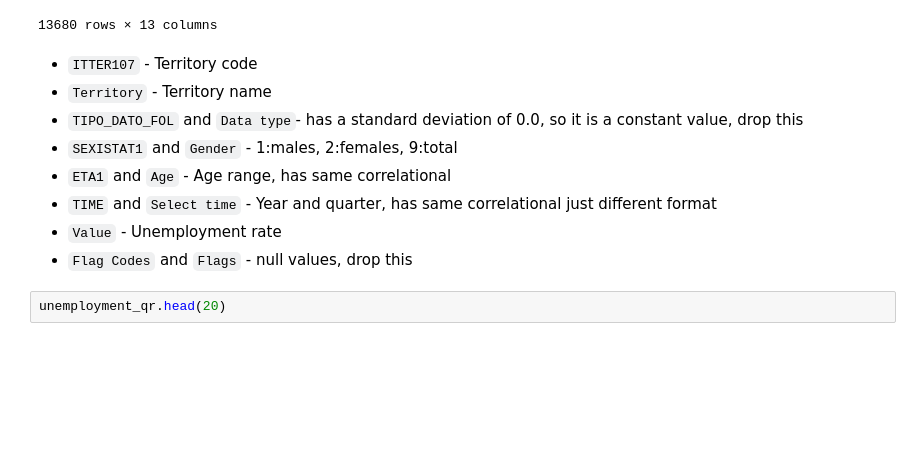
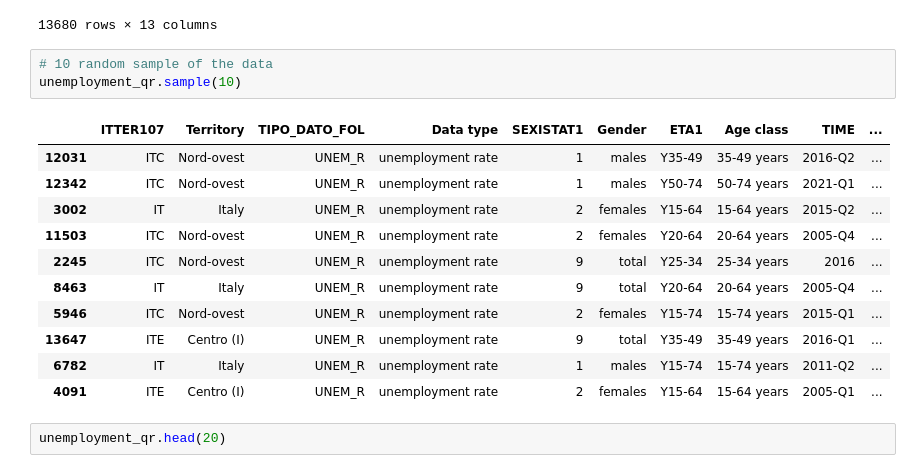
Before and after one commit to OmdenaAI/milan-italy-impact-covid-crimes, a Jupyter notebook: src/tasks/task-2-data-cleaning/unemployment_quarterly.ipynb, the cells around one changed output. Saved outputs shown, nothing was run; the diff lists cells and outputs as text; blank space fills up the shorter version.

```diff
--- a/src/tasks/task-2-data-cleaning/unemployment_quarterly.ipynb
+++ b/src/tasks/task-2-data-cleaning/unemployment_quarterly.ipynb
@@ -17,15 +17,21 @@ unemployment_qr
 | 13678 | ITE | Centro (I) | UNEM_R | unemployment rate | 9 | total | Y35-49 | 35-49 years | 2022-Q3 | ... |
 | 13679 | ITE | Centro (I) | UNEM_R | unemployment rate | 9 | total | Y35-49 | 35-49 years | 2022-Q4 | ... |
 13680 rows × 13 columns
-# %% [markdown]
-- `ITTER107` - Territory code
-- `Territory` - Territory name
-- `TIPO_DATO_FOL` and `Data type`- has a standard deviation of 0.0, so it is a constant value, drop this
-- `SEXISTAT1` and `Gender` - 1:males, 2:females, 9:total
-- `ETA1` and `Age` - Age range, has same correlational
-- `TIME` and `Select time` - Year and quarter, has same correlational just different format
-- `Value` - Unemployment rate
-- `Flag Codes` and `Flags` - null values, drop this
+# %%
+# 10 random sample of the data
+unemployment_qr.sample(10)
+# %% [output]
+|  | ITTER107 | Territory | TIPO_DATO_FOL | Data type | SEXISTAT1 | Gender | ETA1 | Age class | TIME | ... |
+| 12031 | ITC | Nord-ovest | UNEM_R | unemployment rate | 1 | males | Y35-49 | 35-49 years | 2016-Q2 | ... |
+| 12342 | ITC | Nord-ovest | UNEM_R | unemployment rate | 1 | males | Y50-74 | 50-74 years | 2021-Q1 | ... |
+| 3002 | IT | Italy | UNEM_R | unemployment rate | 2 | females | Y15-64 | 15-64 years | 2015-Q2 | ... |
+| 11503 | ITC | Nord-ovest | UNEM_R | unemployment rate | 2 | females | Y20-64 | 20-64 years | 2005-Q4 | ... |
+| 2245 | ITC | Nord-ovest | UNEM_R | unemployment rate | 9 | total | Y25-34 | 25-34 years | 2016 | ... |
+| 8463 | IT | Italy | UNEM_R | unemployment rate | 9 | total | Y20-64 | 20-64 years | 2005-Q4 | ... |
+| 5946 | ITC | Nord-ovest | UNEM_R | unemployment rate | 2 | females | Y15-74 | 15-74 years | 2015-Q1 | ... |
+| 13647 | ITE | Centro (I) | UNEM_R | unemployment rate | 9 | total | Y35-49 | 35-49 years | 2016-Q1 | ... |
+| 6782 | IT | Italy | UNEM_R | unemployment rate | 1 | males | Y15-74 | 15-74 years | 2011-Q2 | ... |
+| 4091 | ITE | Centro (I) | UNEM_R | unemployment rate | 2 | females | Y15-64 | 15-64 years | 2005-Q1 | ... |
 # %%
 unemployment_qr.head(20)
 # %% [output]
```
Also changed, not shown: parts of 11 cells of this notebook, 1 other file.
